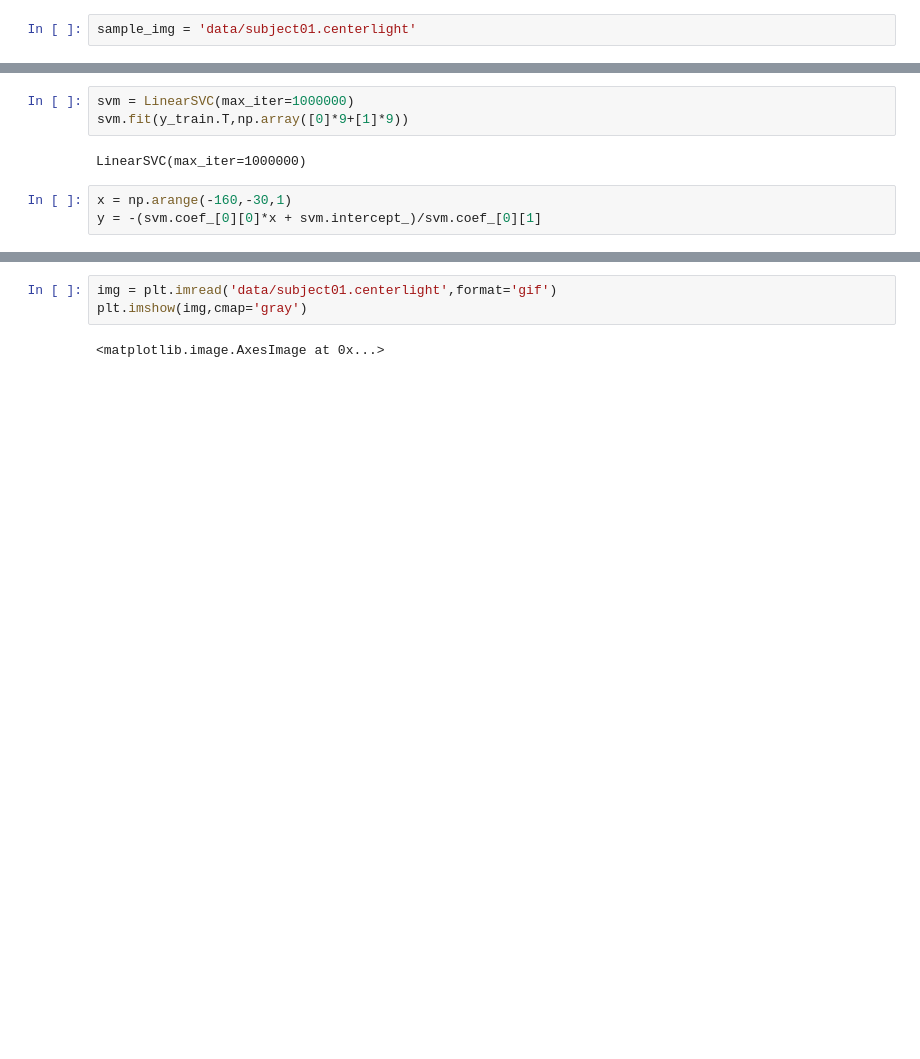
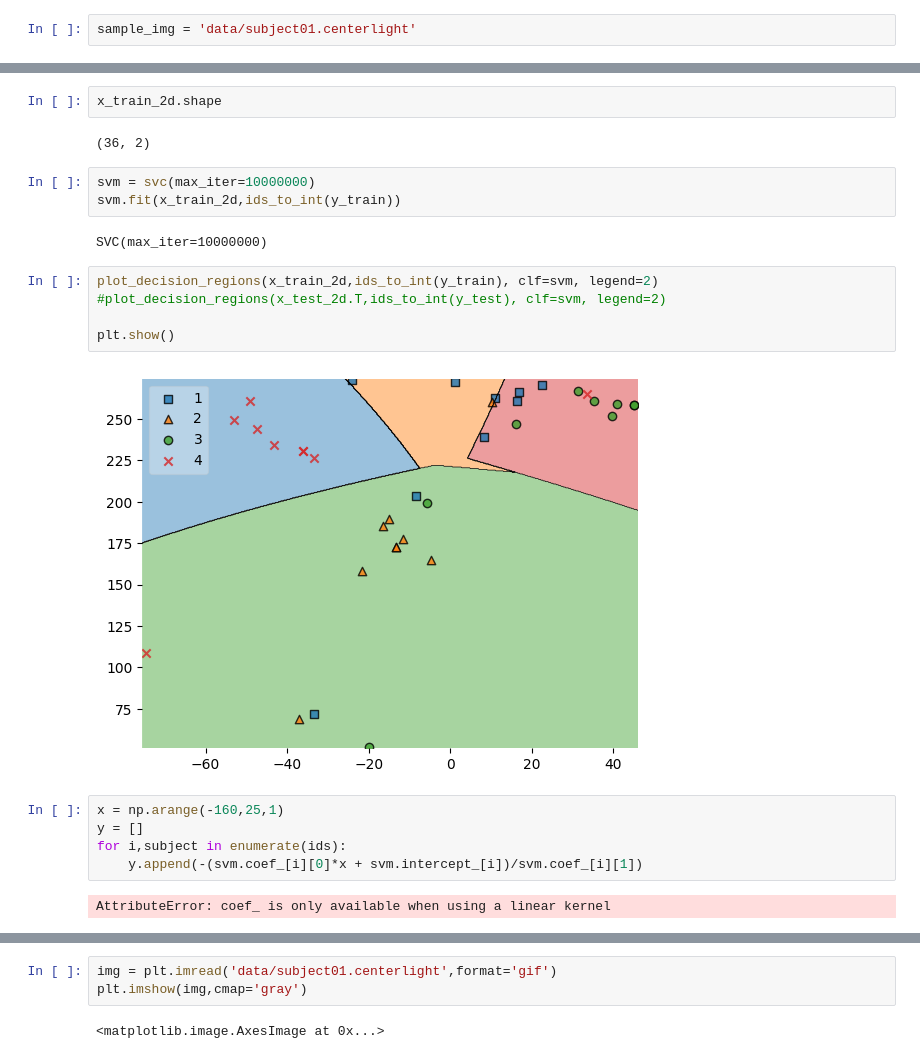
Before and after one commit to eet182561/ELL784, a Jupyter notebook: fisher/Asg2/Eigen vs Fischer Faces.ipynb, the cells around one changed output, grey strips where cells are left out. Saved outputs shown, nothing was run; the diff lists cells and outputs as text; blank space fills up the shorter version.

```diff
--- a/fisher/Asg2/Eigen vs Fischer Faces.ipynb
+++ b/fisher/Asg2/Eigen vs Fischer Faces.ipynb
@@ -91,8 +97,23 @@ v.shape
+# %%
+x_train_2d.shape
+# %% [output]
+(36, 2)
 # %%
-svm = LinearSVC(max_iter=1000000)
-svm.fit(y_train.T,np.array([0]*9+[1]*9))
+svm = svc(max_iter=10000000)
+svm.fit(x_train_2d,ids_to_int(y_train))
 # %% [output]
-LinearSVC(max_iter=1000000)
+SVC(max_iter=10000000)
+# %%
+plot_decision_regions(x_train_2d,ids_to_int(y_train), clf=svm, legend=2)
+#plot_decision_regions(x_test_2d.T,ids_to_int(y_test), clf=svm, legend=2)
+
+plt.show()
+# %% [output]
+[figure, added]
 # %%
-x = np.arange(-160,-30,1)
-y = -(svm.coef_[0][0]*x + svm.intercept_)/svm.coef_[0][1]
+x = np.arange(-160,25,1)
+y = []
+for i,subject in enumerate(ids):
+    y.append(-(svm.coef_[i][0]*x + svm.intercept_[i])/svm.coef_[i][1])
+# %% [output]
+AttributeError: coef_ is only available when using a linear kernel
```
Also changed, not shown: parts of 11 cells of this notebook, 1 other file.
